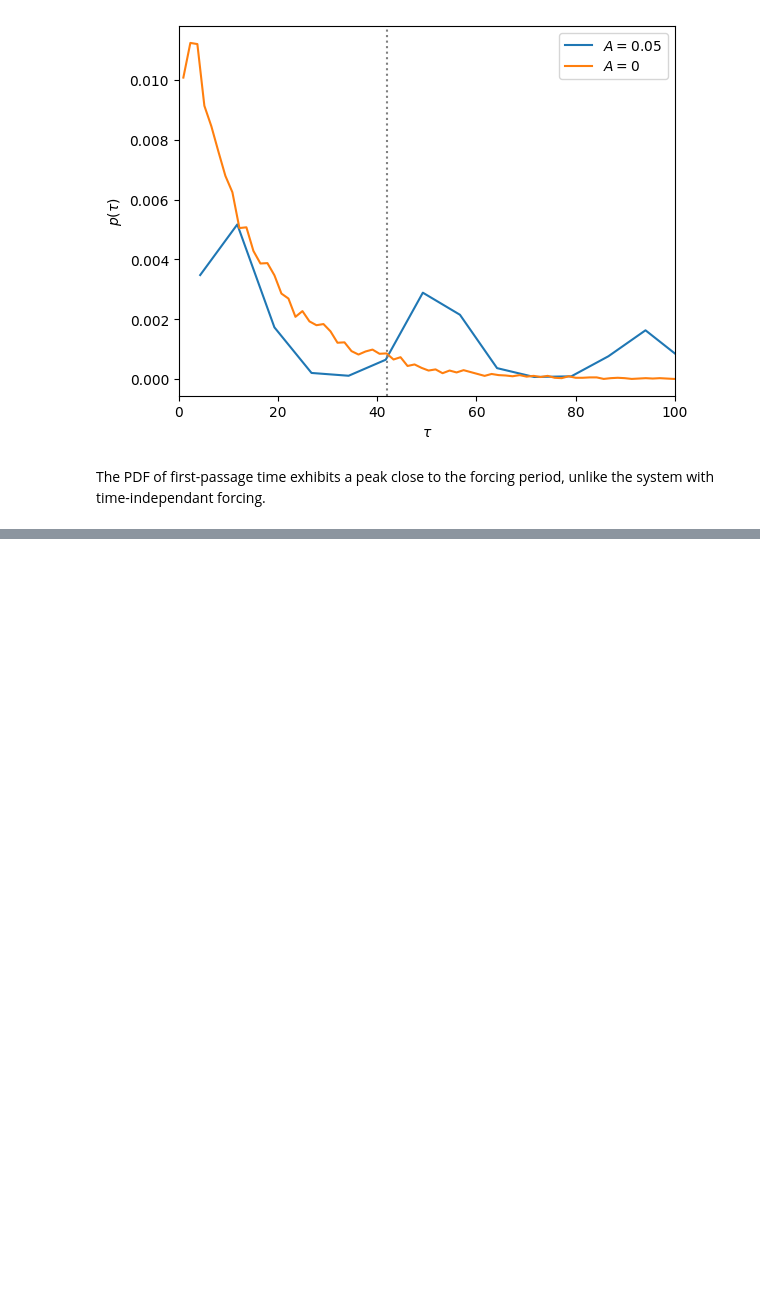
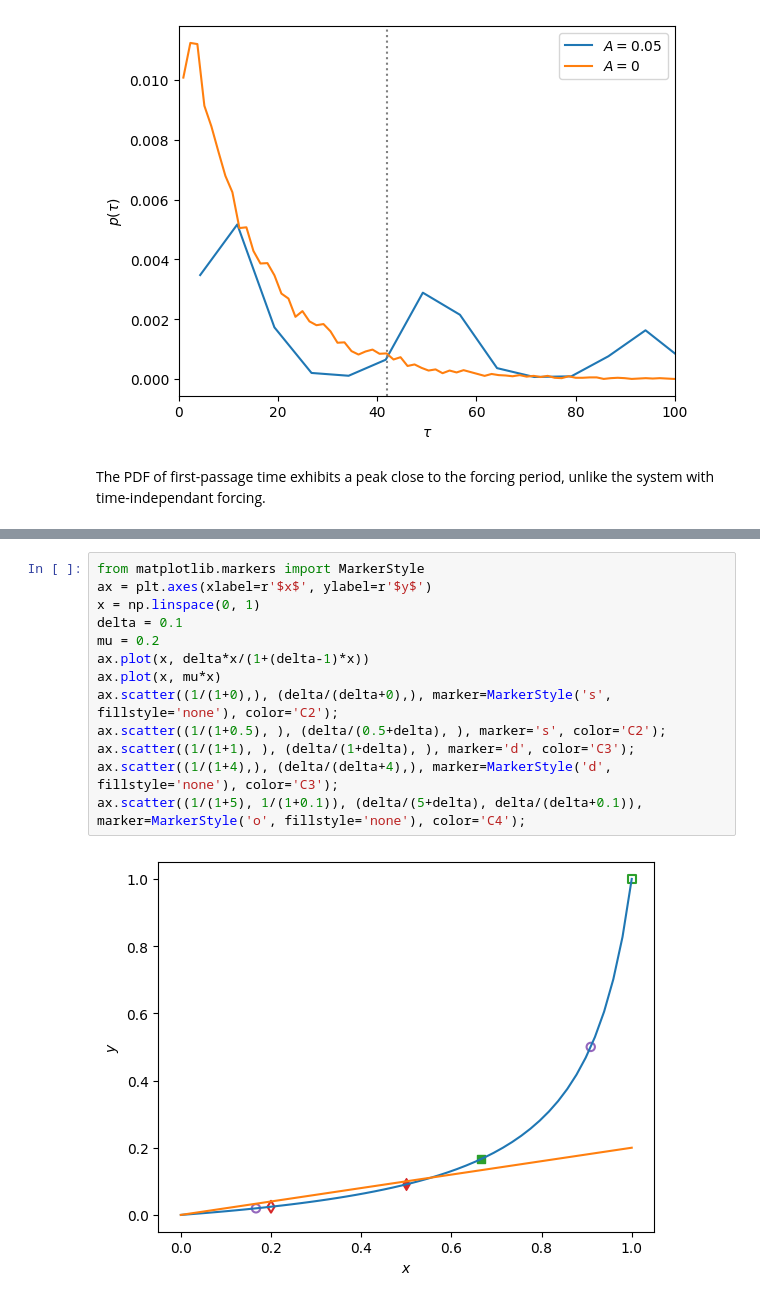
Before and after one commit to freddybouchet/oceanbox, a Jupyter notebook: TP_Stommel.ipynb, the cells around one changed output, grey strips where cells are left out. Saved outputs shown, nothing was run; the diff lists cells and outputs as text; blank space fills up the shorter version.

```diff
--- a/TP_Stommel.ipynb
+++ b/TP_Stommel.ipynb
@@ -336,0 +379,15 @@ The PDF of first-passage time exhibits a peak close to the forcing period, unlik
+# %%
+from matplotlib.markers import MarkerStyle
+ax = plt.axes(xlabel=r'$x$', ylabel=r'$y$')
+x = np.linspace(0, 1)
+delta = 0.1
+mu = 0.2
+ax.plot(x, delta*x/(1+(delta-1)*x))
+ax.plot(x, mu*x)
+ax.scatter((1/(1+0),), (delta/(delta+0),), marker=MarkerStyle('s', fillstyle='none'), color='C2');
+ax.scatter((1/(1+0.5), ), (delta/(0.5+delta), ), marker='s', color='C2');
+ax.scatter((1/(1+1), ), (delta/(1+delta), ), marker='d', color='C3');
+ax.scatter((1/(1+4),), (delta/(delta+4),), marker=MarkerStyle('d', fillstyle='none'), color='C3');
+ax.scatter((1/(1+5), 1/(1+0.1)), (delta/(5+delta), delta/(delta+0.1)), marker=MarkerStyle('o', fillstyle='none'), color='C4');
+# %% [output]
+[figure, added]
```
Also changed, not shown: parts of 27 cells of this notebook.
